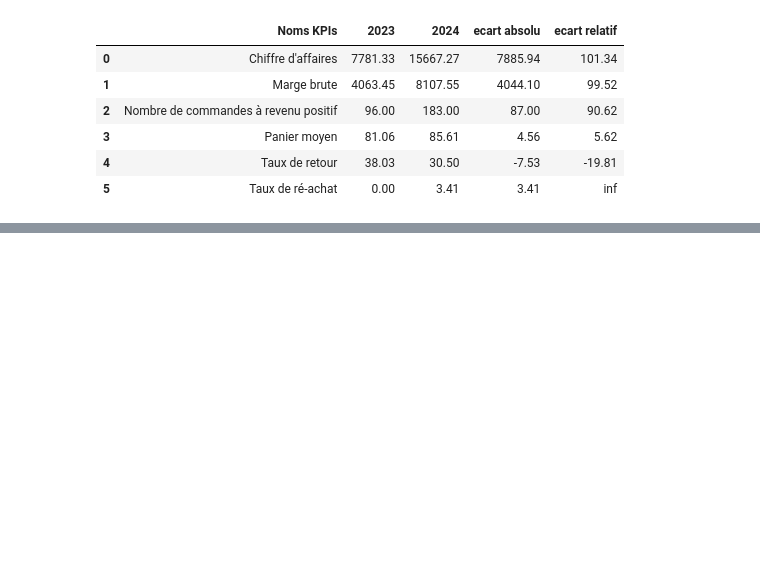
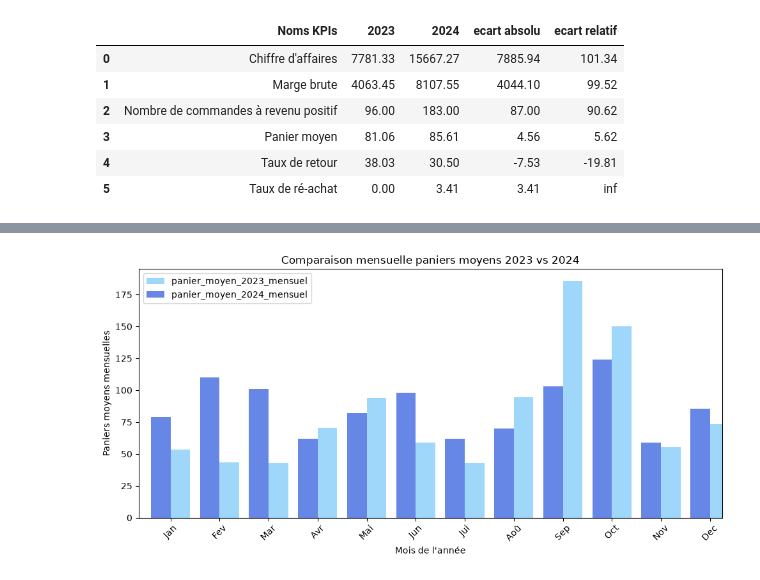
Before and after one commit to glimaleba/projet_thelook, a Jupyter notebook: notebooks/01_EDA_python.ipynb, the cells around one changed output, grey strips where cells are left out. Saved outputs shown, nothing was run; the diff lists cells and outputs as text; code cells hidden in the pictures; blank space fills up the shorter version.

```diff
--- a/notebooks/01_EDA_python.ipynb
+++ b/notebooks/01_EDA_python.ipynb
@@ -1095,0 +1189,38 @@ df_kpi_2023_2024.round(2) # affichage comparatif des KPIs 2023 vs 2024
+# %%
+# Comparaison des paniers moyen mensuelles 2023 vs 2024
+# Panier moyen 2023
+panier_moyen_2023_mensuel=chiffre_affaires_2023_mensuel/nombre_commandes_mensuels_2023
+# Panier moyen 2024
+panier_moyen_2024_mensuel=chiffre_affaires_2024_mensuel/nombre_commandes_mensuels_2024
+# Représentation mensuelle des marges brutes 2023 vs 2024
+fig,axi=plt.subplots(figsize=(10,5))
+panier_moyen_2023_mensuel.plot(
+    kind="bar",
+    ax=axi,
+    color="lightskyblue",
+    alpha=0.8,
+    width=0.4,
+    position=0,
+    label="panier_moyen_2023_mensuel"
+)
+panier_moyen_2024_mensuel.plot(
+    kind="bar",
+    ax=axi,
+    color="royalblue",
+    alpha=0.8,
+    width=0.4,
+    position=1,
+    label="panier_moyen_2024_mensuel"
+)
+axi.set_title("Comparaison mensuelle paniers moyens 2023 vs 2024")
+axi.set_xlabel("Mois de l'année")
+axi.set_ylabel("Paniers moyens mensuelles")
+axi.legend()
+plt.xticks(
+    ticks=range(12),
+    labels=["Jan","Fev","Mar","Avr","Mai","Jun","Jui","Aoû","Sep","Oct","Nov","Dec"],
+    rotation=45
+)
+plt.tight_layout()
+# %% [output]
+[figure, added]
```
Also changed, not shown: parts of 15 cells of this notebook.
